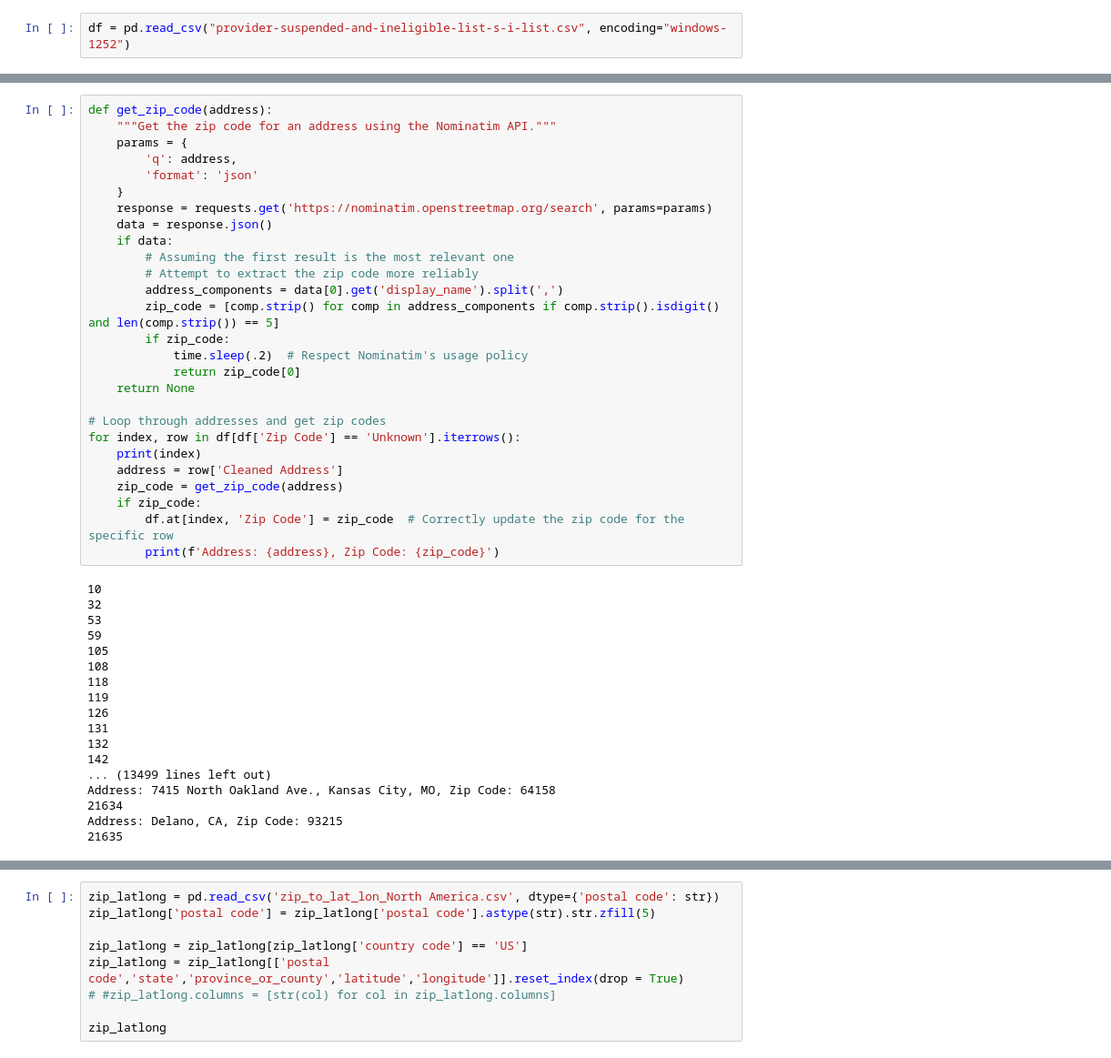
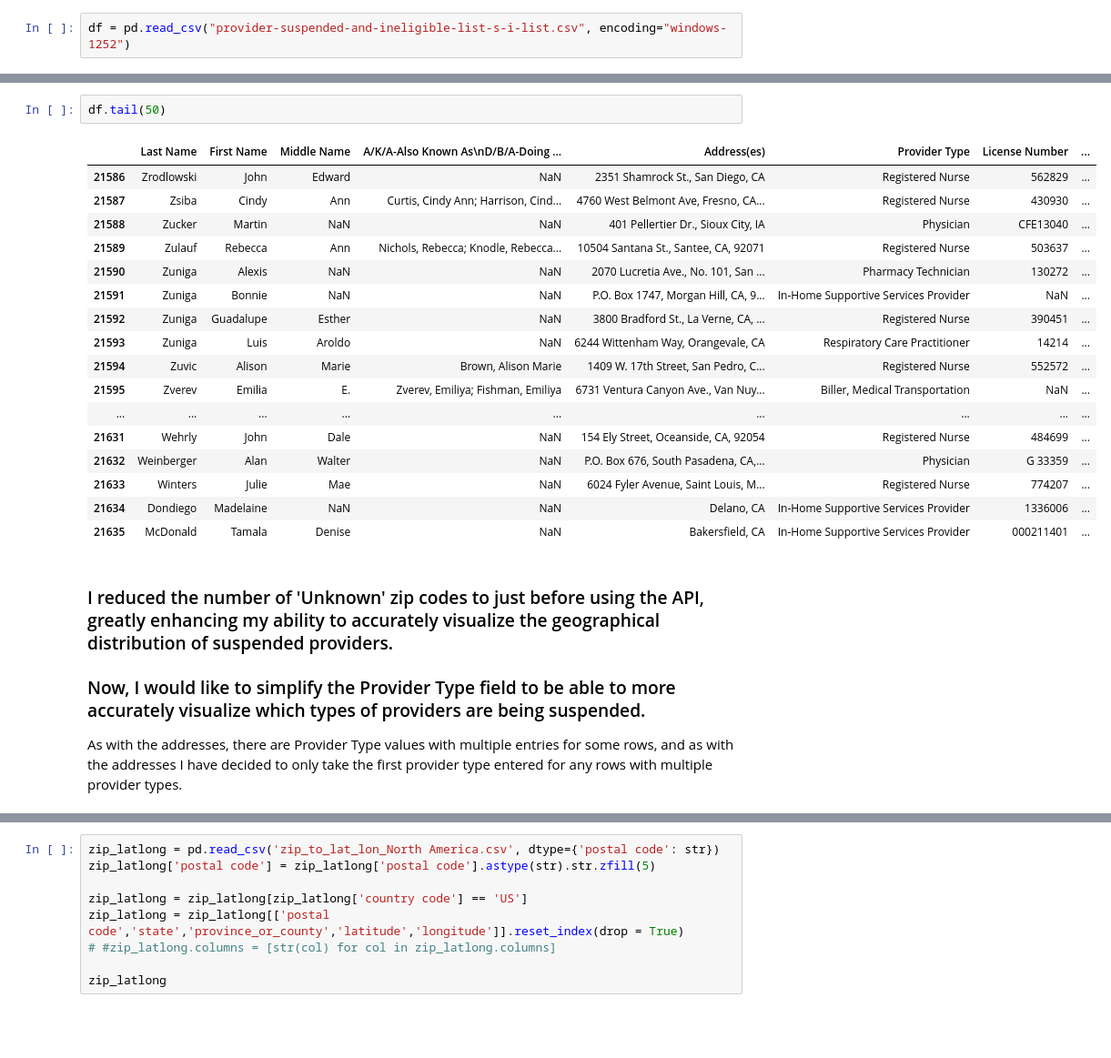
Before and after one commit to rileyschenck/CHHS, a Jupyter notebook: suspended_provider_list_cleaning.ipynb, the cells around one changed output, grey strips where cells are left out. Shown at 91% size. Drawn from its saved outputs; the diff is of its cells as text; blank space fills up the shorter version.

```diff
--- a/suspended_provider_list_cleaning.ipynb
+++ b/suspended_provider_list_cleaning.ipynb
@@ -165,48 +167,29 @@ KeyboardInterrupt:
-# %%
-def get_zip_code(address):
-    """Get the zip code for an address using the Nominatim API."""
-    params = {
-        'q': address,
-        'format': 'json'
-    }
-    response = requests.get('https://nominatim.openstreetmap.org/search', params=params)
-    data = response.json()
-    if data:
-        # Assuming the first result is the most relevant one
-        # Attempt to extract the zip code more reliably
-        address_components = data[0].get('display_name').split(',')
-        zip_code = [comp.strip() for comp in address_components if comp.strip().isdigit() and len(comp.strip()) == 5]
-        if zip_code:
-            time.sleep(.2)  # Respect Nominatim's usage policy
-            return zip_code[0]
-    return None
-
-# Loop through addresses and get zip codes
-for index, row in df[df['Zip Code'] == 'Unknown'].iterrows():
-    print(index)
-    address = row['Cleaned Address']
-    zip_code = get_zip_code(address)
-    if zip_code:
-        df.at[index, 'Zip Code'] = zip_code  # Correctly update the zip code for the specific row
-        print(f'Address: {address}, Zip Code: {zip_code}')
-# %% [output]
-10
-32
-53
-59
-105
-108
-118
-119
-126
-131
-132
-142
-... (13499 lines left out)
-Address: 7415 North Oakland Ave., Kansas City, MO, Zip Code: 64158
-21634
-Address: Delano, CA, Zip Code: 93215
-21635
+# %%
+df.tail(50)
+# %% [output]
+|  | Last Name | First Name | Middle Name | A/K/A-Also Known As\nD/B/A-Doing ... | Address(es) | Provider Type | License Number | ... |
+| 21586 | Zrodlowski | John | Edward | NaN | 2351 Shamrock St., San Diego, CA | Registered Nurse | 562829 | ... |
+| 21587 | Zsiba | Cindy | Ann | Curtis, Cindy Ann; Harrison, Cind... | 4760 West Belmont Ave, Fresno, CA... | Registered Nurse | 430930 | ... |
+| 21588 | Zucker | Martin | NaN | NaN | 401 Pellertier Dr., Sioux City, IA | Physician | CFE13040 | ... |
+| 21589 | Zulauf | Rebecca | Ann | Nichols, Rebecca; Knodle, Rebecca... | 10504 Santana St., Santee, CA, 92071 | Registered Nurse | 503637 | ... |
+| 21590 | Zuniga | Alexis | NaN | NaN | 2070 Lucretia Ave., No. 101, San ... | Pharmacy Technician | 130272 | ... |
+| 21591 | Zuniga | Bonnie | NaN | NaN | P.O. Box 1747, Morgan Hill, CA, 9... | In-Home Supportive Services Provider | NaN | ... |
+| 21592 | Zuniga | Guadalupe | Esther | NaN | 3800 Bradford St., La Verne, CA, ... | Registered Nurse | 390451 | ... |
+| 21593 | Zuniga | Luis | Aroldo | NaN | 6244 Wittenham Way, Orangevale, CA | Respiratory Care Practitioner | 14214 | ... |
+| 21594 | Zuvic | Alison | Marie | Brown, Alison Marie | 1409 W. 17th Street, San Pedro, C... | Registered Nurse | 552572 | ... |
+| 21595 | Zverev | Emilia | E. | Zverev, Emiliya; Fishman, Emiliya | 6731 Ventura Canyon Ave., Van Nuy... | Biller, Medical Transportation | NaN | ... |
+| ... | ... | ... | ... | ... | ... | ... | ... | ... |
+| 21631 | Wehrly | John | Dale | NaN | 154 Ely Street, Oceanside, CA, 92054 | Registered Nurse | 484699 | ... |
+| 21632 | Weinberger | Alan | Walter | NaN | P.O. Box 676, South Pasadena, CA,... | Physician | G 33359 | ... |
+| 21633 | Winters | Julie | Mae | NaN | 6024 Fyler Avenue, Saint Louis, M... | Registered Nurse | 774207 | ... |
+| 21634 | Dondiego | Madelaine | NaN | NaN | Delano, CA | In-Home Supportive Services Provider | 1336006 | ... |
+| 21635 | McDonald | Tamala | Denise | NaN | Bakersfield, CA | In-Home Supportive Services Provider | 000211401 | ... |
+# %% [markdown]
+### I reduced the number of 'Unknown' zip codes to just  before using the API, greatly enhancing my ability to accurately visualize the geographical distribution of suspended providers.
+
+### Now, I would like to simplify the Provider Type field to be able to more accurately visualize which types of providers are being suspended.
+
+As with the addresses, there are Provider Type values with multiple entries for some rows, and as with the addresses I have decided to only take the first provider type entered for any rows with multiple provider types.
 # %%
 df['Provider Type'] = df['Provider Type'].apply(lambda x: str(x).split(',')[0].split(';')[0])
 df
```
Also changed, not shown: parts of 20 cells of this notebook.
